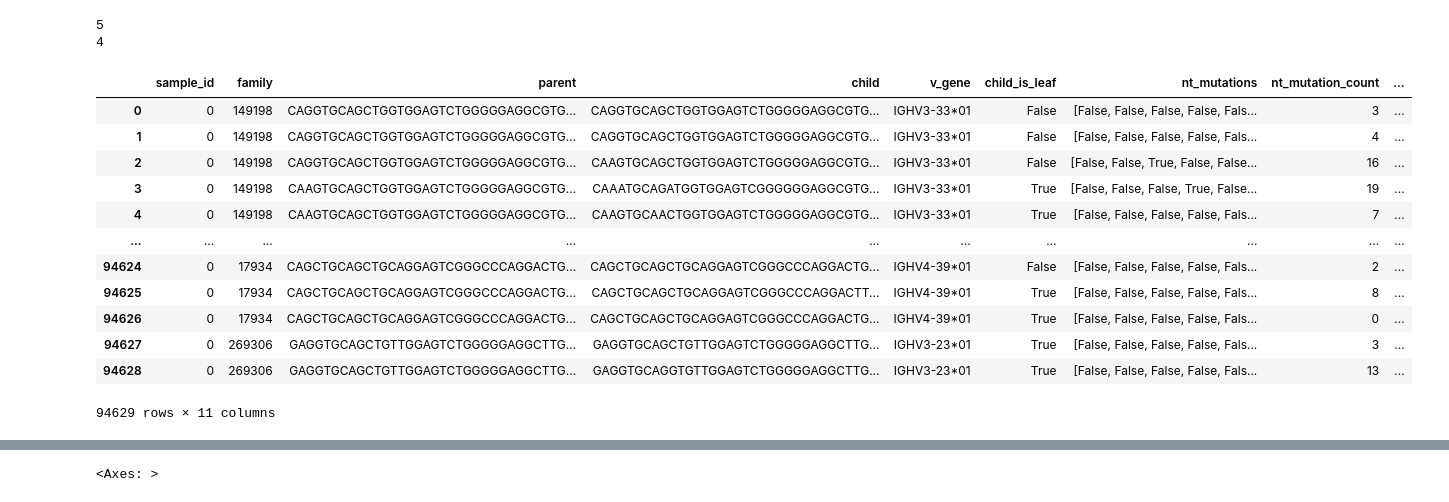
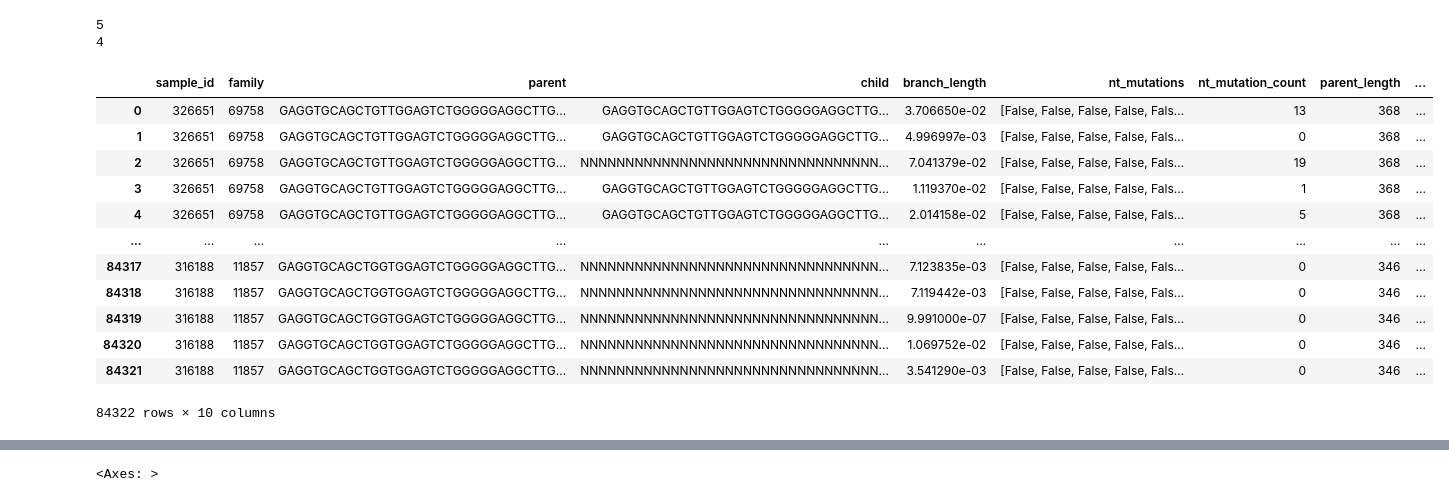
Before and after one commit to matsengrp/epam, a Jupyter notebook: notebooks/multinucleotide.ipynb, the cells around one changed output, grey strips where cells are left out. Cells and saved outputs as stored; diff of their text form; code cells hidden in the pictures.

```diff
--- a/notebooks/multinucleotide.ipynb
+++ b/notebooks/multinucleotide.ipynb
@@ -55,29 +55,35 @@ def process_sequences(pcp_df):
     pcp_df["multi_mutation_count"] = pcp_df["nt_mutations"].apply(count_multi_mutations)
     pcp_df["multi_mutation_frac"] = pcp_df["multi_mutation_count"] / pcp_df["nt_mutation_count"]
 # %%
-ooframe_df = pd.read_csv("/Users/matsen/re/epam/_ignore/shmoof_edges_11-Jan-2023_NoNode0_iqtree_K80+R_masked.csv")
-inframe_df = pd.read_csv("/Users/matsen/re/epam/_ignore/wyatt-10x-1p5m_pcp_2023-10-07.csv")
+ooframe_df = pd.read_csv("/Users/matsen/re/epam/_ignore/data/shmoof_edges_11-Jan-2023_NoNode0_iqtree_K80+R_masked.csv")
+inframe_df = pd.read_csv("/Users/matsen/re/epam/_ignore/data/wyatt-10x-1p5m_pcp_2023-10-07.csv")
+sim_df = pd.read_csv("/Users/matsen/re/epam/_ignore/data/shmoof_sim_edges_2023-10-20.csv")
 
-# # delete the first base of every parent sequence in ooframe_df
-# ooframe_df["parent"] = [x[1:] for x in ooframe_df["parent"]]
-# ooframe_df["child"] = [x[1:] for x in ooframe_df["child"]]
+# rename the orig_seq column to parent and the mut_seq column to child
+sim_df.rename(columns={'orig_seq':'parent', 'mut_seq':'child'}, inplace=True)
+
+# Delete the first base of every parent sequence in ooframe_df
+# This is our "frame shift"
+ooframe_df["parent"] = [x[1:] for x in ooframe_df["parent"]]
+ooframe_df["child"] = [x[1:] for x in ooframe_df["child"]]
 
 process_sequences(ooframe_df)
 process_sequences(inframe_df)
+process_sequences(sim_df)
 
-inframe_df
+sim_df
 # %% [output]
-|  | sample_id | family | parent | child | v_gene | child_is_leaf | nt_mutations | nt_mutation_count | ... |
-| 0 | 0 | 149198 | CAGGTGCAGCTGGTGGAGTCTGGGGGAGGCGTG... | CAGGTGCAGCTGGTGGAGTCTGGGGGAGGCGTG... | IGHV3-33*01 | False | [False, False, False, False, Fals... | 3 | ... |
-| 1 | 0 | 149198 | CAGGTGCAGCTGGTGGAGTCTGGGGGAGGCGTG... | CAGGTGCAGCTGGTGGAGTCTGGGGGAGGCGTG... | IGHV3-33*01 | False | [False, False, False, False, Fals... | 4 | ... |
-| 2 | 0 | 149198 | CAGGTGCAGCTGGTGGAGTCTGGGGGAGGCGTG... | CAAGTGCAGCTGGTGGAGTCTGGGGGAGGCGTG... | IGHV3-33*01 | False | [False, False, True, False, False... | 16 | ... |
-| 3 | 0 | 149198 | CAAGTGCAGCTGGTGGAGTCTGGGGGAGGCGTG... | CAAATGCAGATGGTGGAGTCGGGGGGAGGCGTG... | IGHV3-33*01 | True | [False, False, False, True, False... | 19 | ... |
-| 4 | 0 | 149198 | CAAGTGCAGCTGGTGGAGTCTGGGGGAGGCGTG... | CAAGTGCAACTGGTGGAGTCTGGGGGAGGCGTG... | IGHV3-33*01 | True | [False, False, False, False, Fals... | 7 | ... |
+|  | sample_id | family | parent | child | branch_length | nt_mutations | nt_mutation_count | parent_length | ... |
+| 0 | 326651 | 69758 | GAGGTGCAGCTGTTGGAGTCTGGGGGAGGCTTG... | GAGGTGCAGCTGTTGGAGTCTGGGGGAGGCTTG... | 3.706650e-02 | [False, False, False, False, Fals... | 13 | 368 | ... |
+| 1 | 326651 | 69758 | GAGGTGCAGCTGTTGGAGTCTGGGGGAGGCTTG... | GAGGTGCAGCTGTTGGAGTCTGGGGGAGGCTTG... | 4.996997e-03 | [False, False, False, False, Fals... | 0 | 368 | ... |
+| 2 | 326651 | 69758 | GAGGTGCAGCTGTTGGAGTCTGGGGGAGGCTTG... | NNNNNNNNNNNNNNNNNNNNNNNNNNNNNNNNN... | 7.041379e-02 | [False, False, False, False, Fals... | 19 | 368 | ... |
+| 3 | 326651 | 69758 | GAGGTGCAGCTGTTGGAGTCTGGGGGAGGCTTG... | GAGGTGCAGCTGTTGGAGTCTGGGGGAGGCTTG... | 1.119370e-02 | [False, False, False, False, Fals... | 1 | 368 | ... |
+| 4 | 326651 | 69758 | GAGGTGCAGCTGTTGGAGTCTGGGGGAGGCTTG... | GAGGTGCAGCTGTTGGAGTCTGGGGGAGGCTTG... | 2.014158e-02 | [False, False, False, False, Fals... | 5 | 368 | ... |
 | ... | ... | ... | ... | ... | ... | ... | ... | ... | ... |
-| 94624 | 0 | 17934 | CAGCTGCAGCTGCAGGAGTCGGGCCCAGGACTG... | CAGCTGCAGCTGCAGGAGTCGGGCCCAGGACTG... | IGHV4-39*01 | False | [False, False, False, False, Fals... | 2 | ... |
-| 94625 | 0 | 17934 | CAGCTGCAGCTGCAGGAGTCGGGCCCAGGACTG... | CAGCTGCAGCTGCAGGAGTCGGGCCCAGGACTT... | IGHV4-39*01 | True | [False, False, False, False, Fals... | 8 | ... |
-| 94626 | 0 | 17934 | CAGCTGCAGCTGCAGGAGTCGGGCCCAGGACTG... | CAGCTGCAGCTGCAGGAGTCGGGCCCAGGACTG... | IGHV4-39*01 | True | [False, False, False, False, Fals... | 0 | ... |
-| 94627 | 0 | 269306 | GAGGTGCAGCTGTTGGAGTCTGGGGGAGGCTTG... | GAGGTGCAGCTGTTGGAGTCTGGGGGAGGCTTG... | IGHV3-23*01 | True | [False, False, False, False, Fals... | 3 | ... |
-| 94628 | 0 | 269306 | GAGGTGCAGCTGTTGGAGTCTGGGGGAGGCTTG... | GAGGTGCAGGTGTTGGAGTCTGGGGGAGGCTTG... | IGHV3-23*01 | True | [False, False, False, False, Fals... | 13 | ... |
+| 84317 | 316188 | 11857 | GAGGTGCAGCTGGTGGAGTCTGGGGGAGGCTTG... | NNNNNNNNNNNNNNNNNNNNNNNNNNNNNNNNN... | 7.123835e-03 | [False, False, False, False, Fals... | 0 | 346 | ... |
+| 84318 | 316188 | 11857 | GAGGTGCAGCTGGTGGAGTCTGGGGGAGGCTTG... | NNNNNNNNNNNNNNNNNNNNNNNNNNNNNNNNN... | 7.119442e-03 | [False, False, False, False, Fals... | 0 | 346 | ... |
+| 84319 | 316188 | 11857 | GAGGTGCAGCTGGTGGAGTCTGGGGGAGGCTTG... | NNNNNNNNNNNNNNNNNNNNNNNNNNNNNNNNN... | 9.991000e-07 | [False, False, False, False, Fals... | 0 | 346 | ... |
+| 84320 | 316188 | 11857 | GAGGTGCAGCTGGTGGAGTCTGGGGGAGGCTTG... | NNNNNNNNNNNNNNNNNNNNNNNNNNNNNNNNN... | 1.069752e-02 | [False, False, False, False, Fals... | 0 | 346 | ... |
+| 84321 | 316188 | 11857 | GAGGTGCAGCTGGTGGAGTCTGGGGGAGGCTTG... | NNNNNNNNNNNNNNNNNNNNNNNNNNNNNNNNN... | 3.541290e-03 | [False, False, False, False, Fals... | 0 | 346 | ... |
-94629 rows × 11 columns
+84322 rows × 10 columns
 # %%
```
Also changed, not shown: parts of 9 cells of this notebook.
